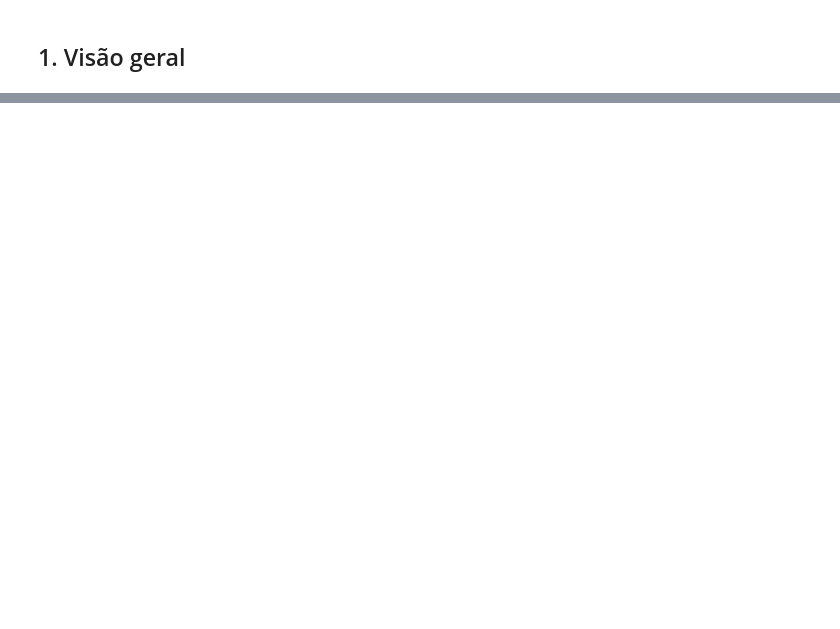
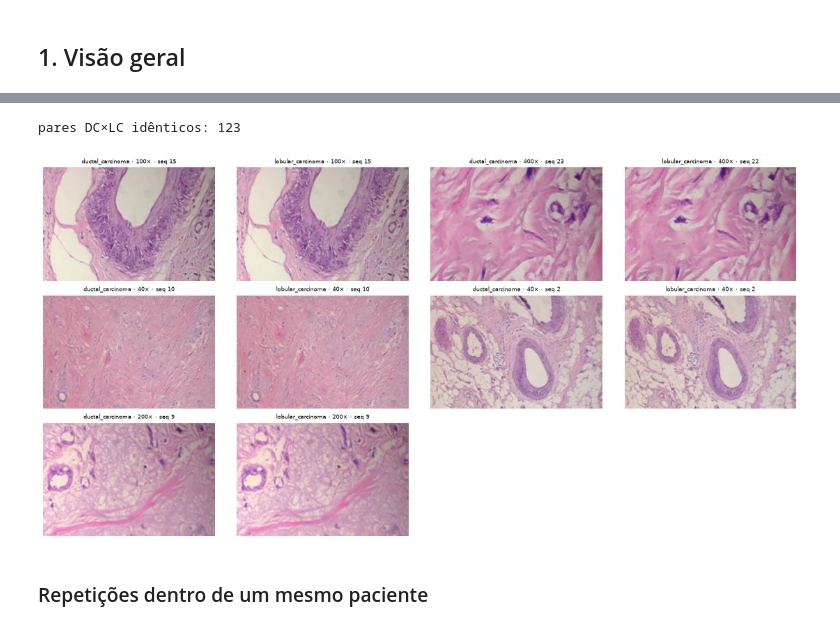
Before and after one commit to joao-snunes/breakhis_fsl_quantification, a Jupyter notebook: notebooks/01_eda.ipynb, the cells around one changed output, grey strips where cells are left out. Cells and saved outputs as stored; diff of their text form; code cells hidden in the pictures; blank space fills up the shorter version.

```diff
--- a/notebooks/01_eda.ipynb
+++ b/notebooks/01_eda.ipynb
@@ -179,20 +96,0 @@ pastas de casos diferentes do mesmo subtipo.
-# %%
-rng = np.random.default_rng(0)
-m100 = df[df.magnificacao == 100]
-linhas = [g.paciente.tolist() for _, g in multi.groupby("caso")]
-simples = pastas[~pastas.caso.isin(multi.caso)]  # controle: só casos com uma única pasta
-linhas += [rng.choice(simples[simples.subtipo == s].paciente.unique(), 3, replace=False).tolist() for s in ["F", "DC"]]
-paths, titles = [], []
-for linha in linhas:
-    for col in range(3):
-        if col < len(linha):
-            r = m100[m100.paciente == linha[col]].iloc[0]
-            paths.append(r.path); titles.append(f"{r.subtipo} · {r.paciente}")
-        else:
-            paths.append(None); titles.append("")
-fig, axes = plt.subplots(len(linhas), 3, figsize=(10, 2.3 * len(linhas)))
-for ax, p, t in zip(axes.flat, paths, titles):
-    ax.axis("off")
-    if p:
-        img = Image.open(DATA / p); img.thumbnail((350, 350)); ax.imshow(img); ax.set_title(t, fontsize=8)
-plt.tight_layout(); plt.show()
@@ -243,0 +107,4 @@ True          13.0  22.4  14.5  1.1  12.9  18.4  32.3   53.7
+# %%
+dup = df[df.duplicated("rgb_hash", keep=False)].sort_values(["rgb_hash", "id_subtipo"])
+print(f"{dup.rgb_hash.nunique()} grupos de imagens repetidas, {len(dup)} arquivos envolvidos")
+dup.groupby(["classe", "id_subtipo", "pasta"]).size()
@@ -243,0 +122,11 @@ True          13.0  22.4  14.5  1.1  12.9  18.4  32.3   53.7
+# %%
+par = dup[dup.pasta == "14-13412"].groupby("rgb_hash").filter(lambda g: set(g.id_subtipo) == {"DC", "LC"})
+print("pares DC×LC idênticos:", par.rgb_hash.nunique())
+
+amostra = par[par.rgb_hash.isin(par.rgb_hash.unique()[::30])]  # amostra dos pares identicos
+show(amostra.path.tolist(), [f"{r.des_subtipo} · {r.magnificacao}× · seq {r.seq}" for r in amostra.itertuples()], ncols=4)
+# %% [output]
+pares DC×LC idênticos: 123
+[figure, added]
+# %% [markdown]
+### Repetições dentro de um mesmo paciente
```
Also changed, not shown: parts of 37 cells of this notebook, 3 other files.
